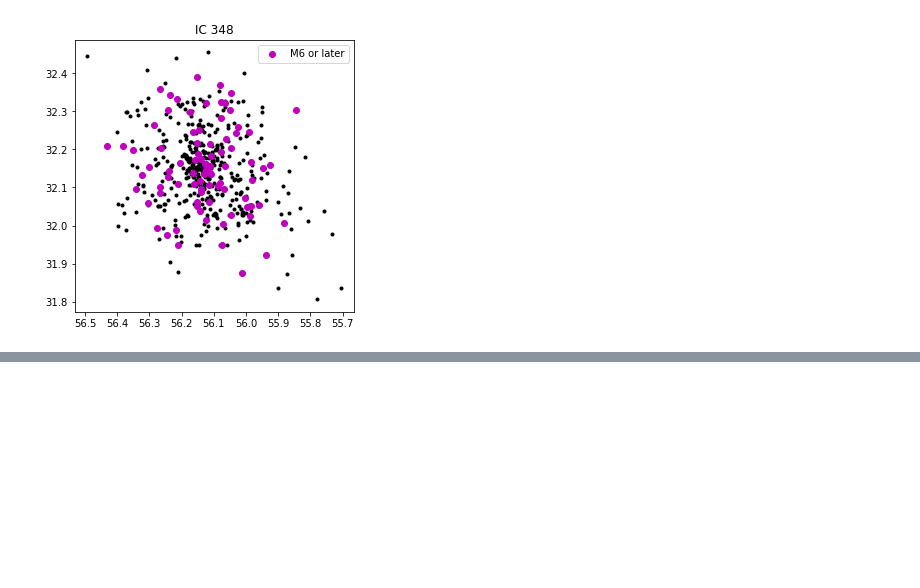
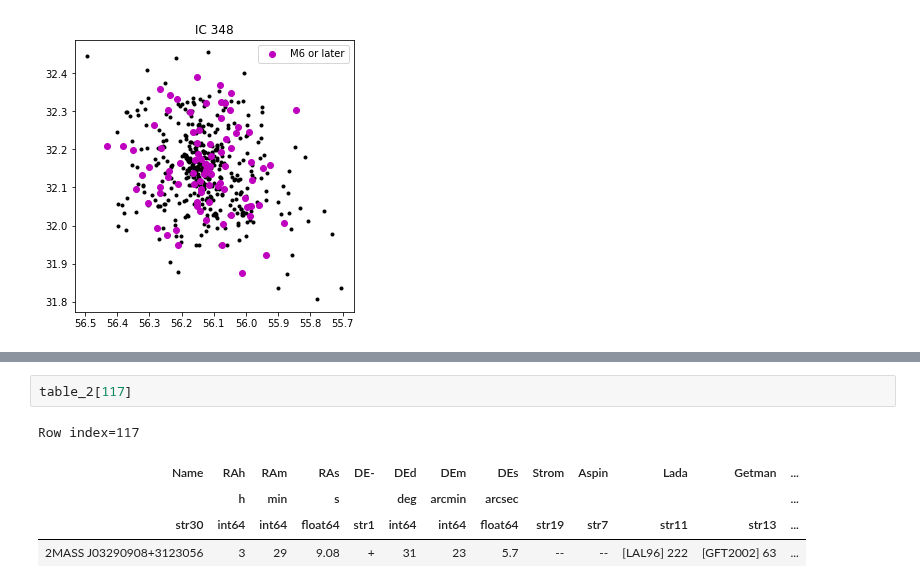
Before and after one commit to tomr-stargazer/Variability_Project_2020, a Jupyter notebook: wuvars/analysis/prototypes/Playing with Luhman et al. 2016.ipynb, the cells around one changed output, grey strips where cells are left out. Drawn from its saved outputs; the diff is of its cells as text; blank space fills up the shorter version.

```diff
--- a/wuvars/analysis/prototypes/Playing with Luhman et al. 2016.ipynb
+++ b/wuvars/analysis/prototypes/Playing with Luhman et al. 2016.ipynb
@@ -97,0 +190,8 @@ plt.legend()
+# %%
+table_2[117]
+# %% [output]
+Row index=117
+| Name | RAh | RAm | RAs | DE- | DEd | DEm | DEs | Strom | Aspin | Lada | Getman | ... |
+|  | h | min | s |  | deg | arcmin | arcsec |  |  |  |  | ... |
+| str30 | int64 | int64 | float64 | str1 | int64 | int64 | float64 | str19 | str7 | str11 | str13 | ... |
+| 2MASS J03290908+3123056 | 3 | 29 | 9.08 | + | 31 | 23 | 5.7 | -- | -- | [LAL96] 222 | [GFT2002] 63 | ... |
```
Also changed, not shown: parts of 9 cells of this notebook, 1 other file.
